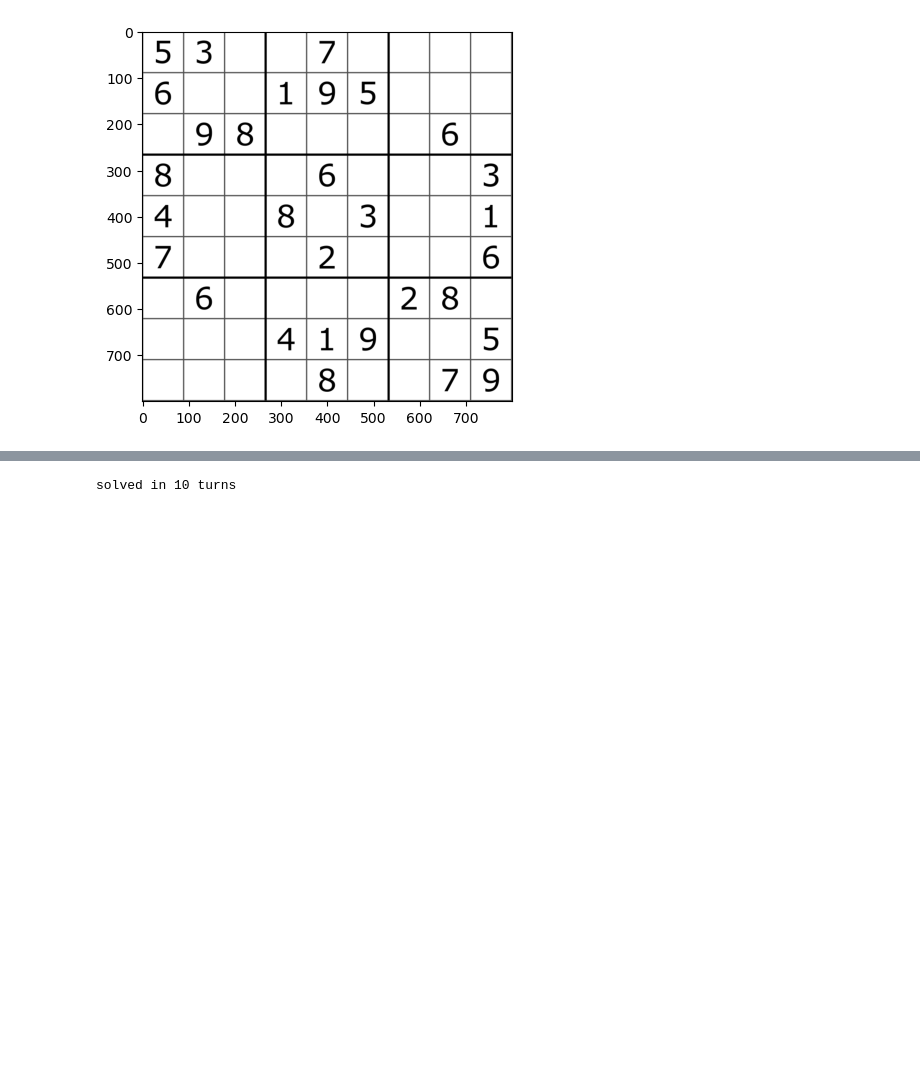
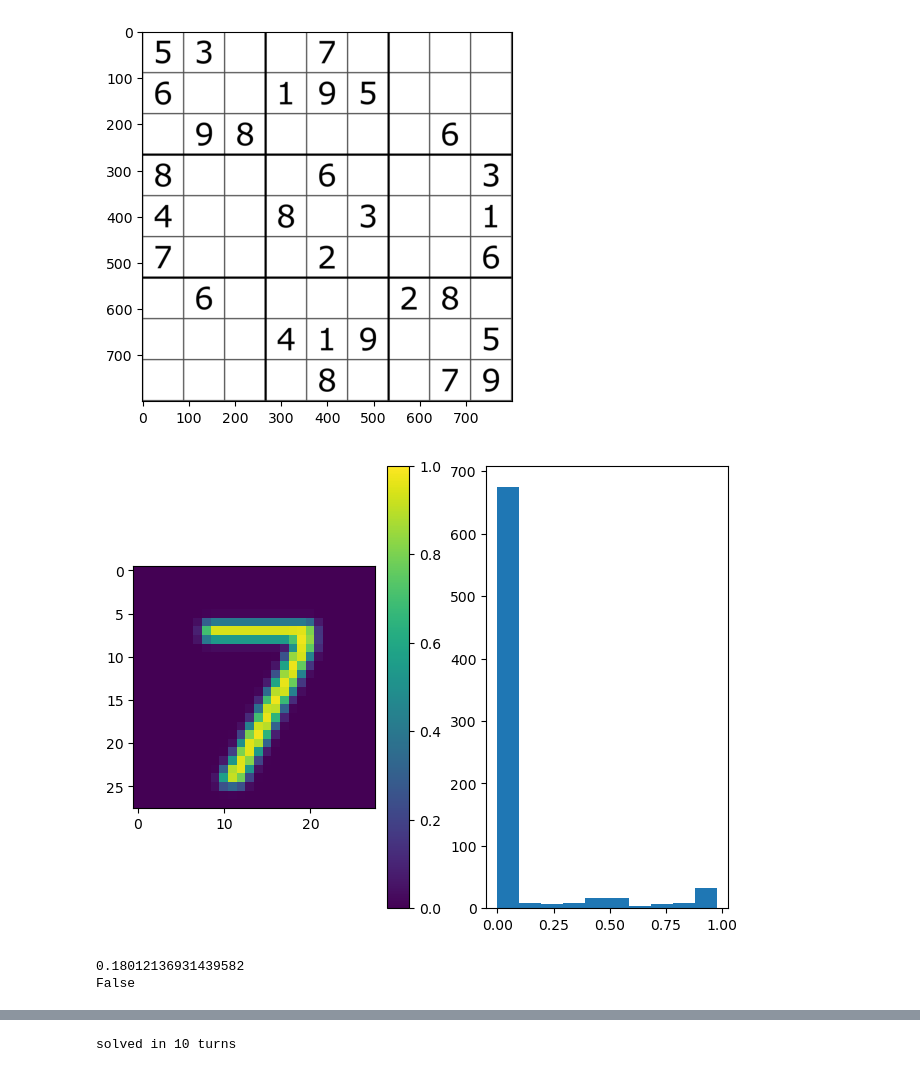
Before and after one commit to NikhilTilak/sudoku-solver, a Jupyter notebook: notebooks/example.ipynb, the cells around one changed output, grey strips where cells are left out. Cells and saved outputs as stored; diff of their text form; code cells hidden in the pictures; blank space fills up the shorter version.

```diff
--- a/notebooks/example.ipynb
+++ b/notebooks/example.ipynb
@@ -61,10 +61,29 @@ fp=TEST_IMAGES.joinpath("sudoku_test.png")
 # %%
 image = imread(fp)
 image = rgb2gray(image[:,:,:3])
+
+image = cv.fastNlMeansDenoising(np.uint8(image*255.0))
+image = (image - image.min())/(image.max()-image.min())
+
 plt.imshow(image, cmap='gray')
 plt.show()
 # %% [output]
 [figure]
+# %%
+im = get_subimage(image, 5,0)
+fig, (ax_im, ax_hist) = plt.subplots(1,2, constrained_layout = True)
+_im = ax_im.imshow(im, cmap = 'viridis', vmin=0, vmax=1)
+plt.colorbar(_im)
+ax_hist.hist(im.ravel())
+plt.show()
+
+print(im[7:14,7:14].mean())
+
+print((im==1).all())
+# %% [output]
+[figure, added]
+0.18012136931439582
+False
 # %%
 plot_subimages(image)
 # %% [output]
```
Also changed, not shown: parts of 8 cells of this notebook, 3 other files.
